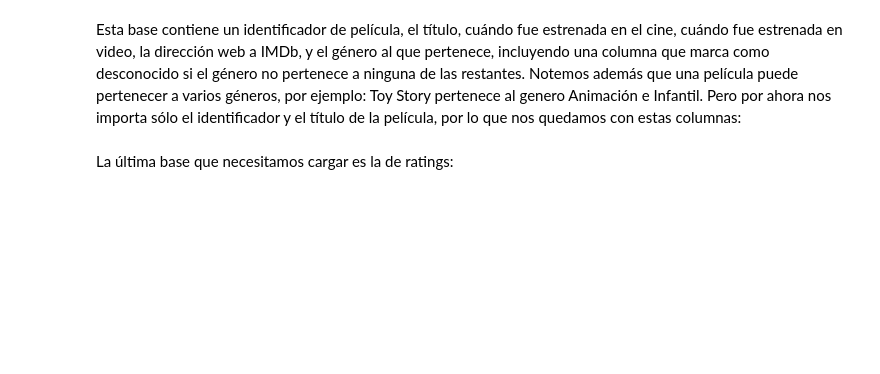
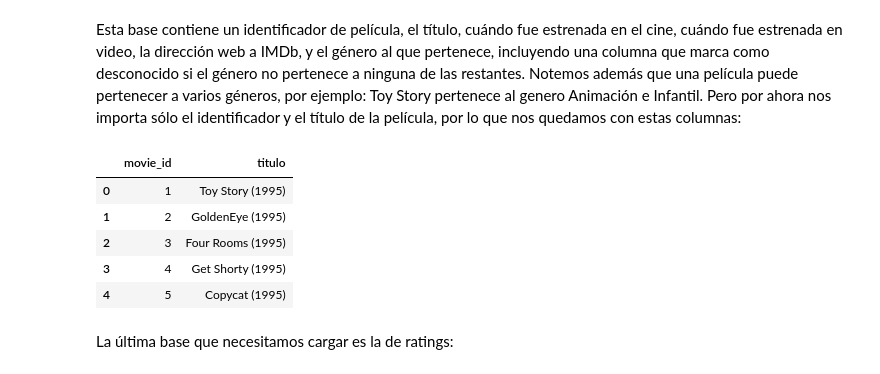
Before and after one commit to ignaciomsarmiento/IAMD, a Jupyter notebook: Rec_Usuarios/Rec_Systems.ipynb, the cells around one changed output. Cells and saved outputs as stored; diff of their text form; code cells hidden in the pictures; blank space fills up the shorter version.

```diff
--- a/Rec_Usuarios/Rec_Systems.ipynb
+++ b/Rec_Usuarios/Rec_Systems.ipynb
@@ -271,6 +367,15 @@ movies.head()
 Esta base contiene un identificador de película, el título, cuándo fue estrenada en el cine, cuándo fue estrenada en video, la dirección web a IMDb, y el género al que pertenece, incluyendo una columna que marca como desconocido si el género no pertenece a ninguna de las restantes. Notemos además que una película puede pertenecer a varios géneros, por ejemplo: Toy Story pertenece  al genero Animación e Infantil. Pero por ahora nos importa sólo el identificador y el título de la película, por lo que nos quedamos con estas columnas:
 # %%
 ## (Completar) Tip:  columnas de interes 'movie_id', 'titulo'
+movies = movies[['movie_id', 'titulo']]
+movies.head()
+# %% [output]
+|  | movie_id | titulo |
+| 0 | 1 | Toy Story (1995) |
+| 1 | 2 | GoldenEye (1995) |
+| 2 | 3 | Four Rooms (1995) |
+| 3 | 4 | Get Shorty (1995) |
+| 4 | 5 | Copycat (1995) |
 # %% [markdown]
 La última base que necesitamos cargar es la de ratings:
 # %%
```
Also changed, not shown: parts of 36 cells of this notebook, 6 other files.
